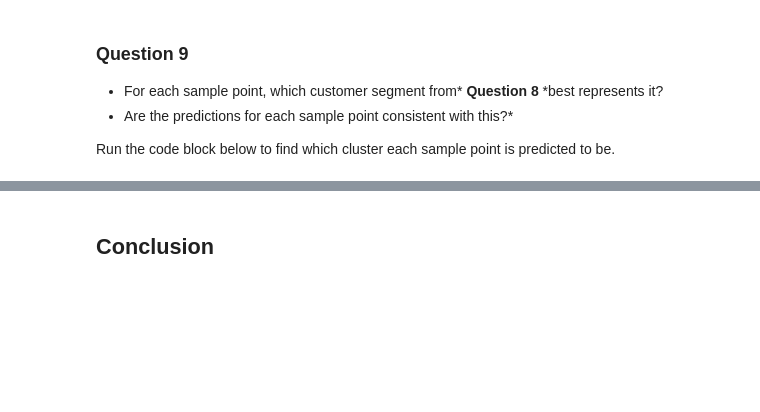
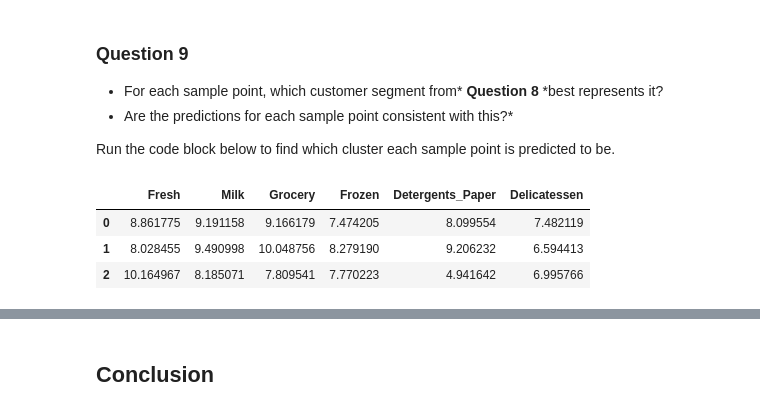
Before and after one commit to thiagoramos23/machine-learning, a Jupyter notebook: projects/customer_segments/customer_segments.ipynb, the cells around one changed output, grey strips where cells are left out. Cells and saved outputs as stored; diff of their text form; code cells hidden in the pictures; blank space fills up the shorter version.

```diff
--- a/projects/customer_segments/customer_segments.ipynb
+++ b/projects/customer_segments/customer_segments.ipynb
@@ -518,6 +574,13 @@ display(true_centers)
 * Are the predictions for each sample point consistent with this?*
 
 Run the code block below to find which cluster each sample point is predicted to be.
+# %%
+log_samples
+# %% [output]
+|  | Fresh | Milk | Grocery | Frozen | Detergents_Paper | Delicatessen |
+| 0 | 8.861775 | 9.191158 | 9.166179 | 7.474205 | 8.099554 | 7.482119 |
+| 1 | 8.028455 | 9.490998 | 10.048756 | 8.279190 | 9.206232 | 6.594413 |
+| 2 | 10.164967 | 8.185071 | 7.809541 | 7.770223 | 4.941642 | 6.995766 |
 # %%
 # Display the predictions
 for i, pred in enumerate(sample_preds):
```
Also changed, not shown: parts of 36 cells of this notebook, 1 other file.
